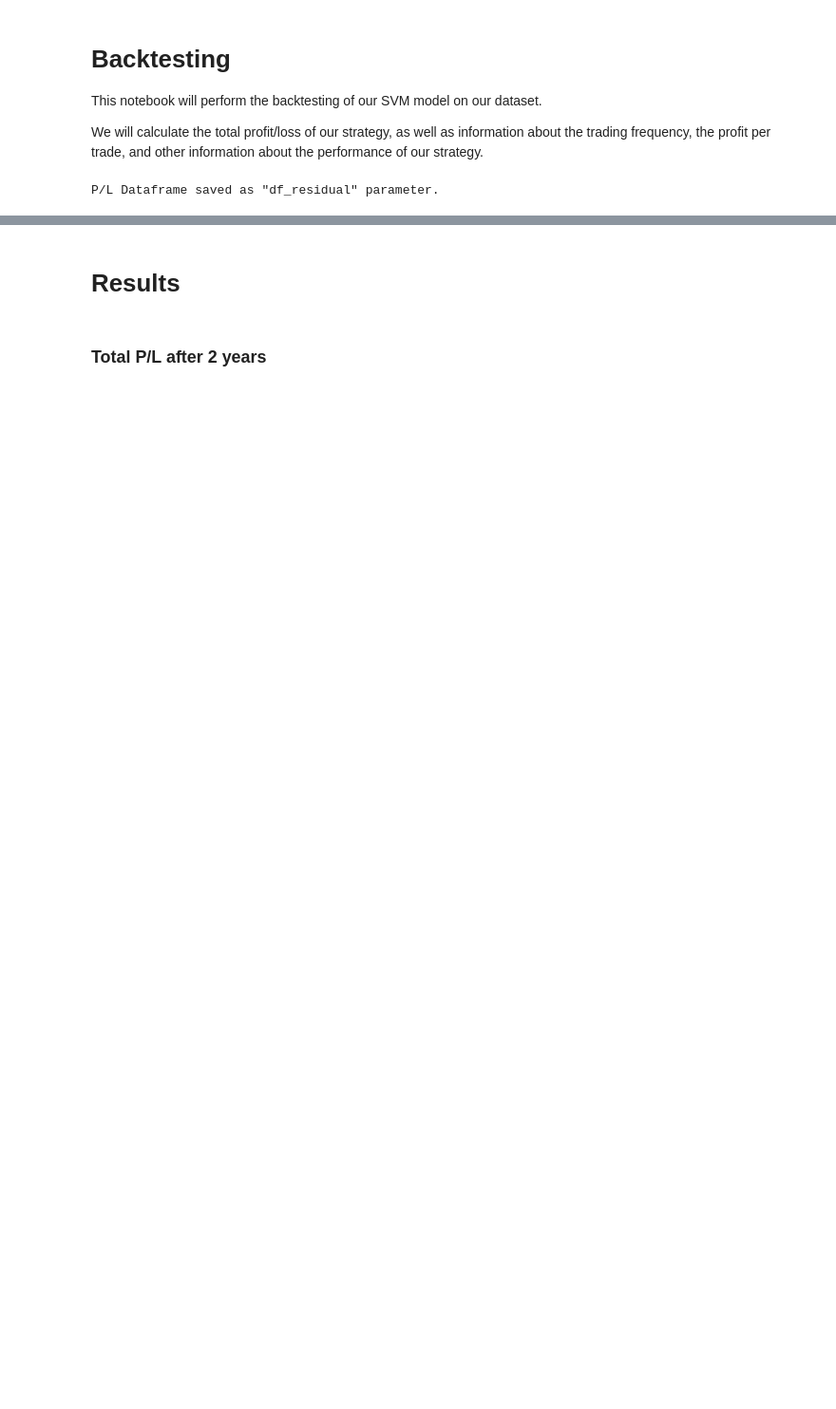
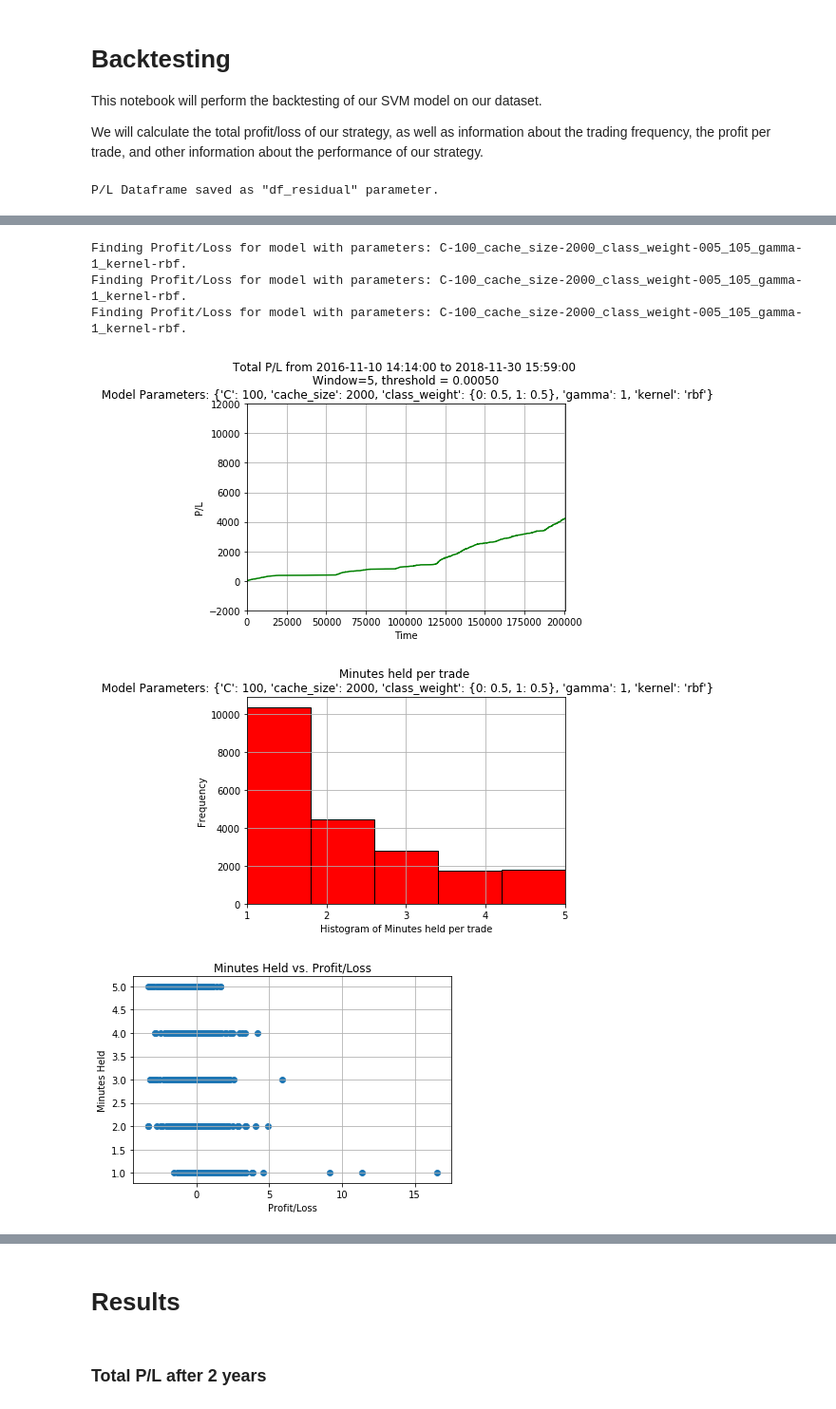
Before and after one commit to botbuildtra/HighFrequencyTradingSVMs, a Jupyter notebook: notebooks/Backtesting.ipynb, the cells around one changed output, grey strips where cells are left out. Shown: that part at 95% size. Saved outputs shown, nothing was run; the diff lists cells and outputs as text; code cells hidden in the pictures; blank space fills up the shorter version.

```diff
--- a/notebooks/Backtesting.ipynb
+++ b/notebooks/Backtesting.ipynb
@@ -307,0 +308,15 @@ Finding Profit/Loss for model with parameters: C-100_cache_size-2000_class_weigh
+# %%
+correct = [1 if x+y==2 else 0 for x, y in zip(labels, df_pl.label) ]
+incorrect = [1 if x==1 and y == 0 else 0 for x, y in zip(labels, df_pl.label)]
+
+# nostradamus_info is assuming we get all of the labels correct
+correct_info = find_profit_loss(df_pl, correct, params, save_dir=save_dir+'correct')
+incorrect_info = find_profit_loss(df_pl, incorrect, params, save_dir=save_dir+'incorrect')
+nostradamus_info = find_profit_loss(df_pl, df_pl.label, params, save_dir=save_dir+'nostradamus')
+# %% [output]
+Finding Profit/Loss for model with parameters: C-100_cache_size-2000_class_weight-005_105_gamma-1_kernel-rbf.
+Finding Profit/Loss for model with parameters: C-100_cache_size-2000_class_weight-005_105_gamma-1_kernel-rbf.
+Finding Profit/Loss for model with parameters: C-100_cache_size-2000_class_weight-005_105_gamma-1_kernel-rbf.
+[figure, added]
+[figure, added]
+[figure, added]
```
Also changed, not shown: parts of 6 cells of this notebook, 10 other files.
